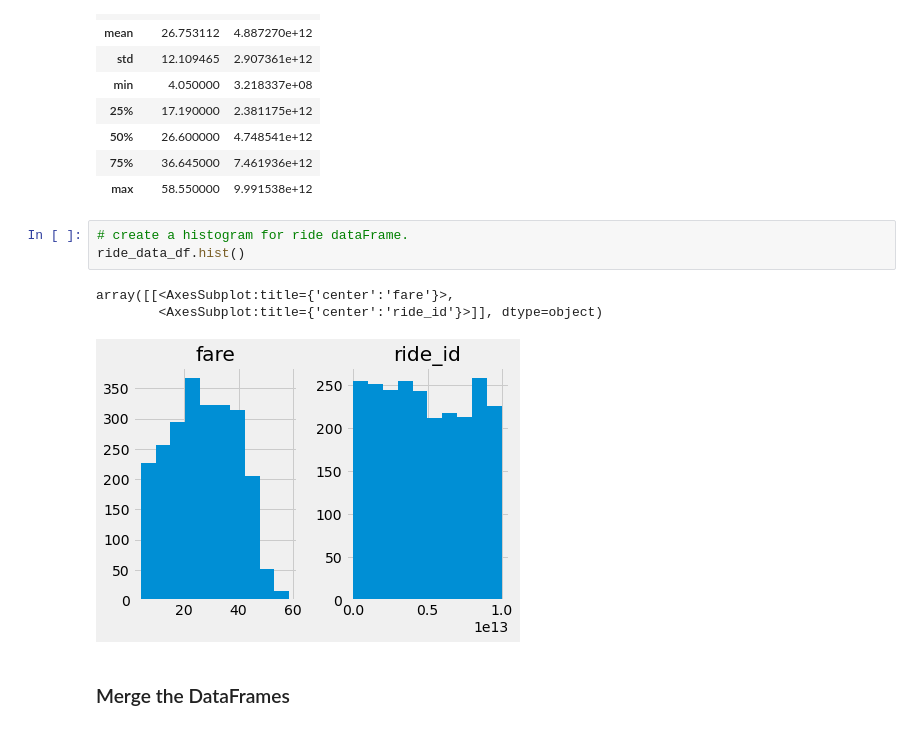
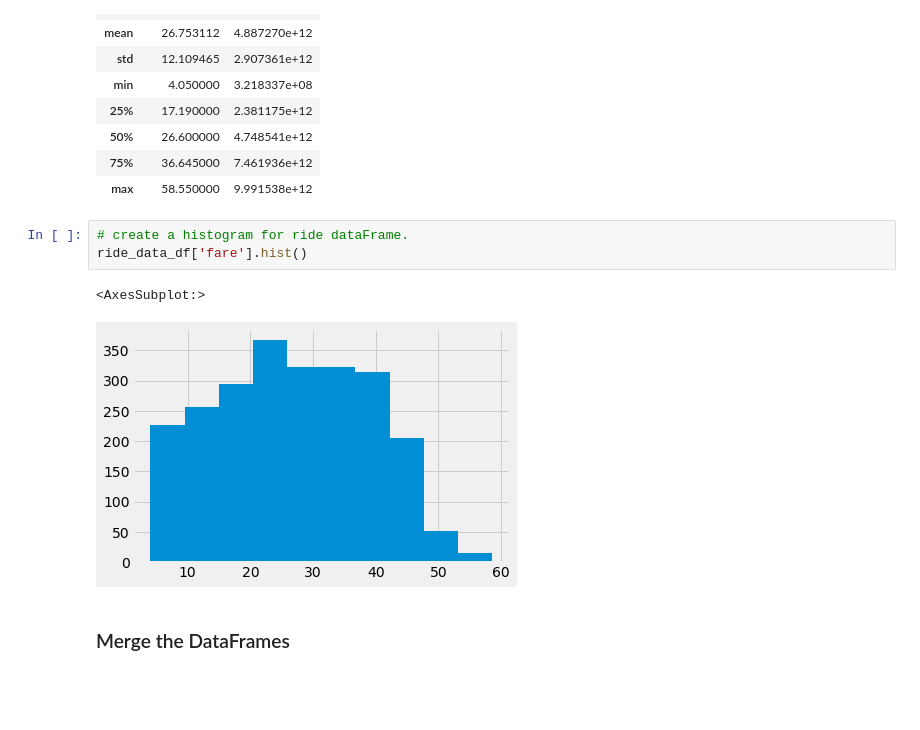
Before and after one commit to COLLAFF2/PyBer_Analysis, a Jupyter notebook: PyBer_Challenge.ipynb, the cells around one changed output. Cells and saved outputs as stored; diff of their text form; blank space fills up the shorter version.

```diff
--- a/PyBer_Challenge.ipynb
+++ b/PyBer_Challenge.ipynb
@@ -117,11 +117,10 @@ ride_data_df.describe()
 | max | 58.550000 | 9.991538e+12 |
 # %%
 # create a histogram for ride dataFrame.
-ride_data_df.hist()
+ride_data_df['fare'].hist()
 # %% [output]
-array([[<AxesSubplot:title={'center':'fare'}>,
-        <AxesSubplot:title={'center':'ride_id'}>]], dtype=object)
+<AxesSubplot:>
-[figure, old version]
+[figure, new version]
 # %% [markdown]
 ### Merge the DataFrames
 # %%
```
Also changed, not shown: parts of 1 cell of this notebook, 8 other files.
